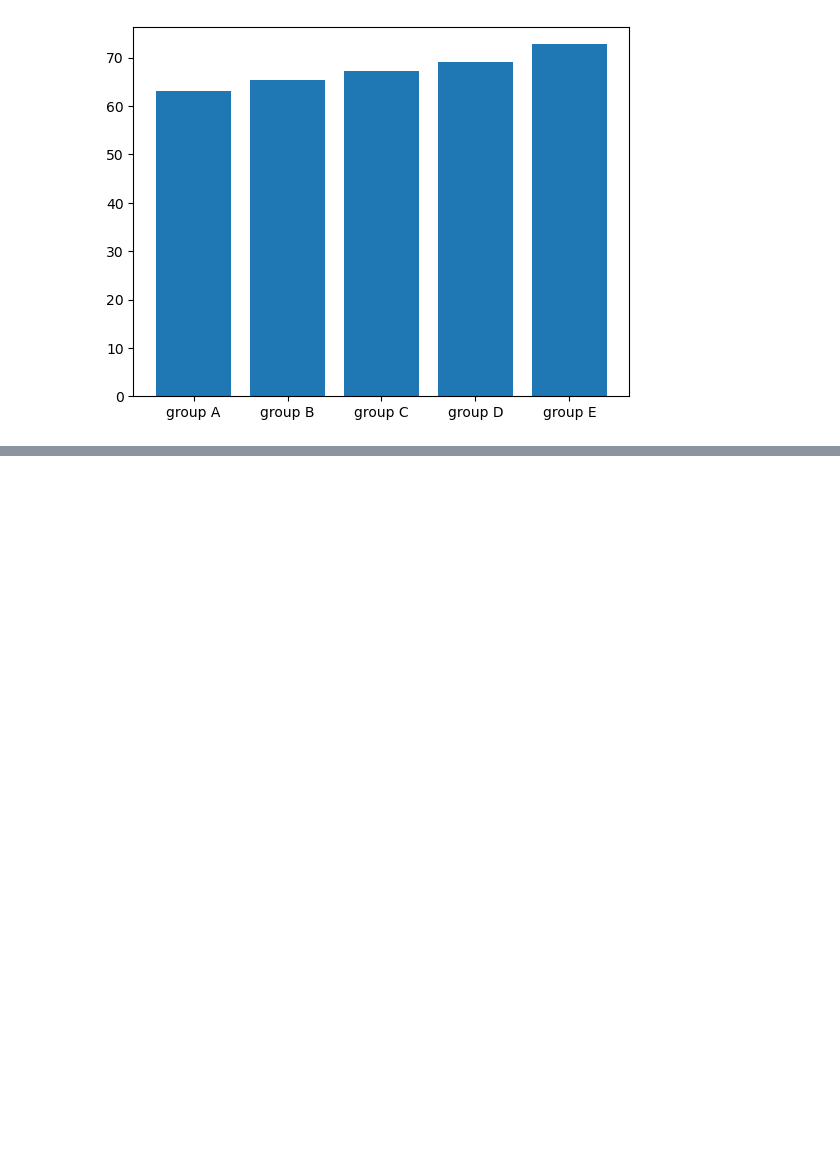
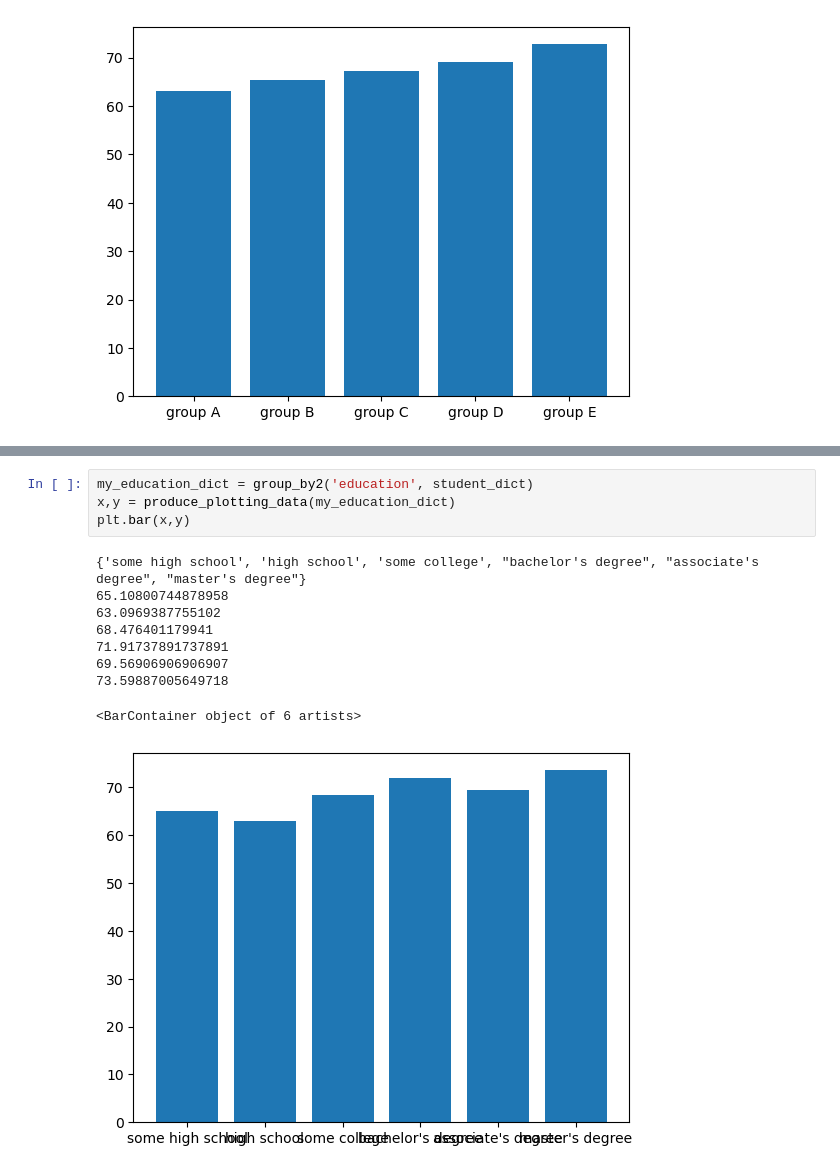
Before and after one commit to rukangu/infoClassWork, a Jupyter notebook: matplotlib/student_data_processing.ipynb, the cells around one changed output, grey strips where cells are left out. Cells and saved outputs as stored; diff of their text form; blank space fills up the shorter version.

```diff
--- a/matplotlib/student_data_processing.ipynb
+++ b/matplotlib/student_data_processing.ipynb
@@ -87,0 +129,14 @@ plt.bar(x,y)
+# %%
+my_education_dict = group_by2('education', student_dict)
+x,y = produce_plotting_data(my_education_dict)
+plt.bar(x,y)
+# %% [output]
+{'some high school', 'high school', 'some college', "bachelor's degree", "associate's degree", "master's degree"}
+65.10800744878958
+63.0969387755102
+68.476401179941
+71.91737891737891
+69.56906906906907
+73.59887005649718
+<BarContainer object of 6 artists>
+[figure, added]
```
Also changed, not shown: parts of 5 cells of this notebook.
